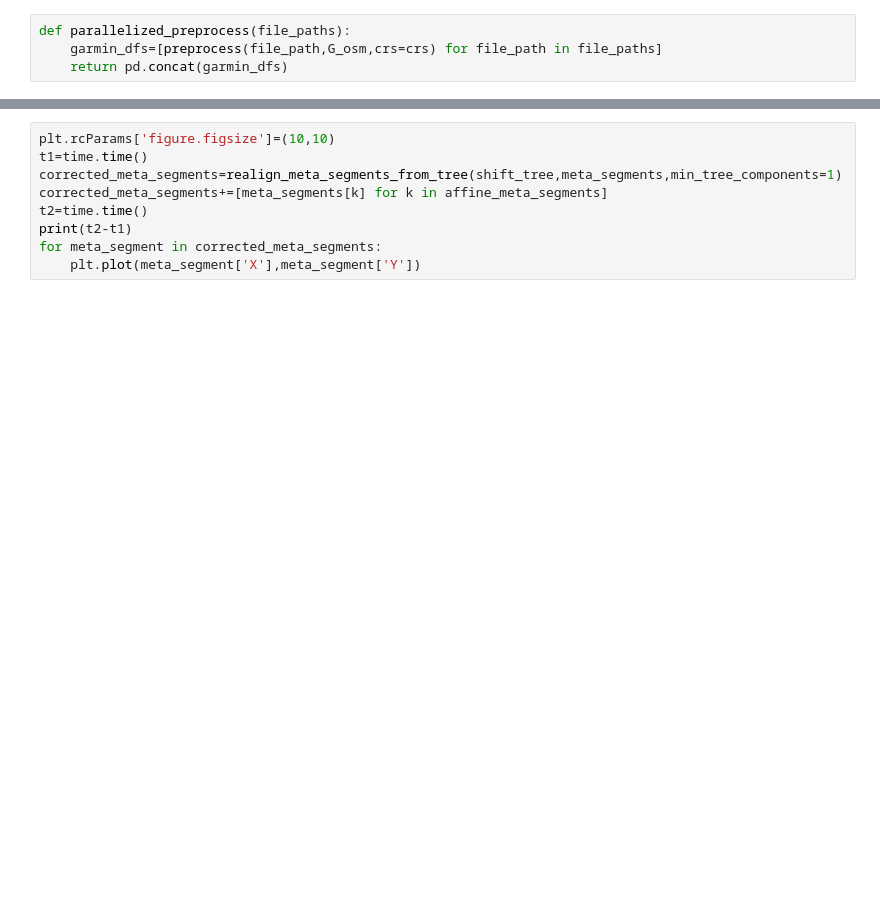
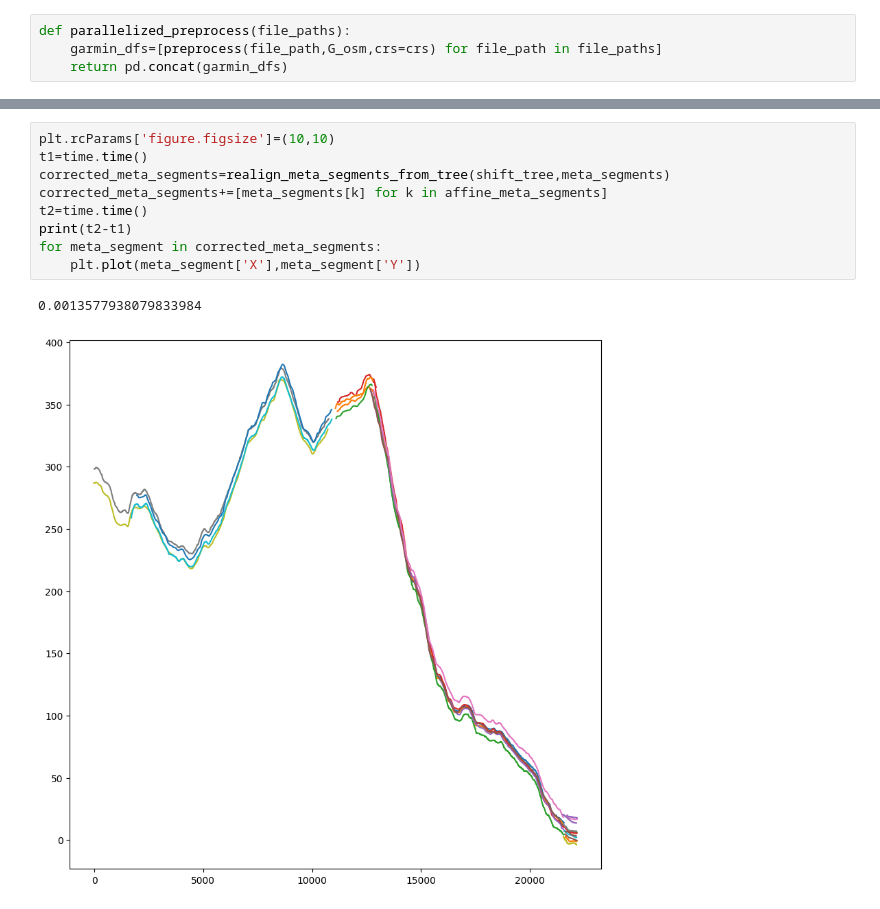
Before and after one commit to pierremennesson/garmin_elevation_process, a Jupyter notebook: graph_decomposition.ipynb, the cells around one changed output, grey strips where cells are left out. Drawn from its saved outputs; the diff is of its cells as text; blank space fills up the shorter version.

```diff
--- a/graph_decomposition.ipynb
+++ b/graph_decomposition.ipynb
@@ -162,12 +219,15 @@ nx.draw(shift_tree,pos=pos,with_labels=True)
 # %%
 plt.rcParams['figure.figsize']=(10,10)
 t1=time.time()
-corrected_meta_segments=realign_meta_segments_from_tree(shift_tree,meta_segments,min_tree_components=1)
+corrected_meta_segments=realign_meta_segments_from_tree(shift_tree,meta_segments)
 corrected_meta_segments+=[meta_segments[k] for k in affine_meta_segments]
 t2=time.time()
 print(t2-t1)
 for meta_segment in corrected_meta_segments:
     plt.plot(meta_segment['X'],meta_segment['Y'])
+# %% [output]
+0.0013577938079833984
+[figure, added]
 # %%
 cover,extremities=get_cover(corrected_meta_segments,min_count=2)
 len(cover)
```
Also changed, not shown: parts of 24 cells of this notebook, 6 other files.
